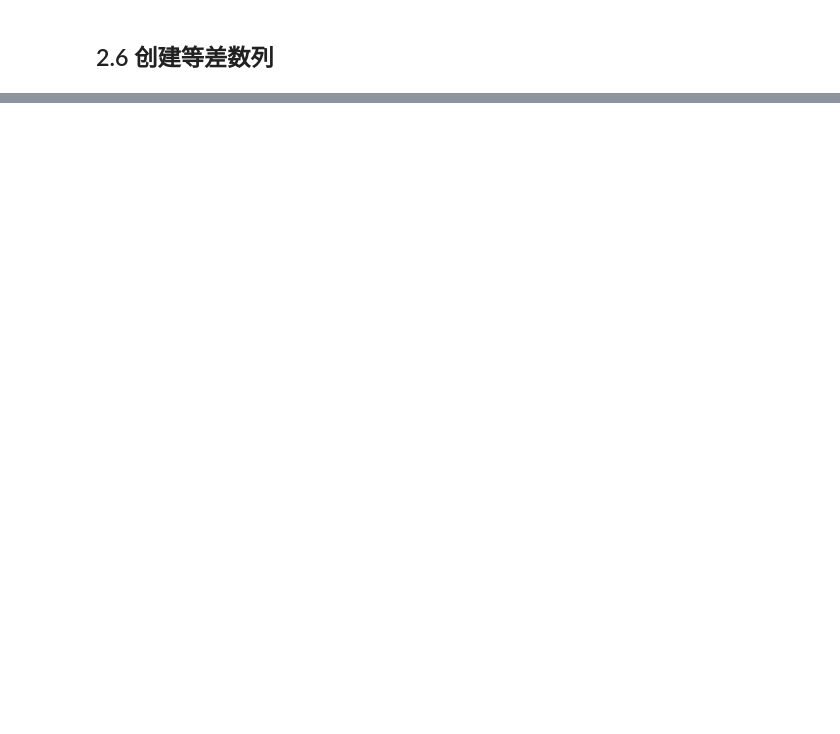
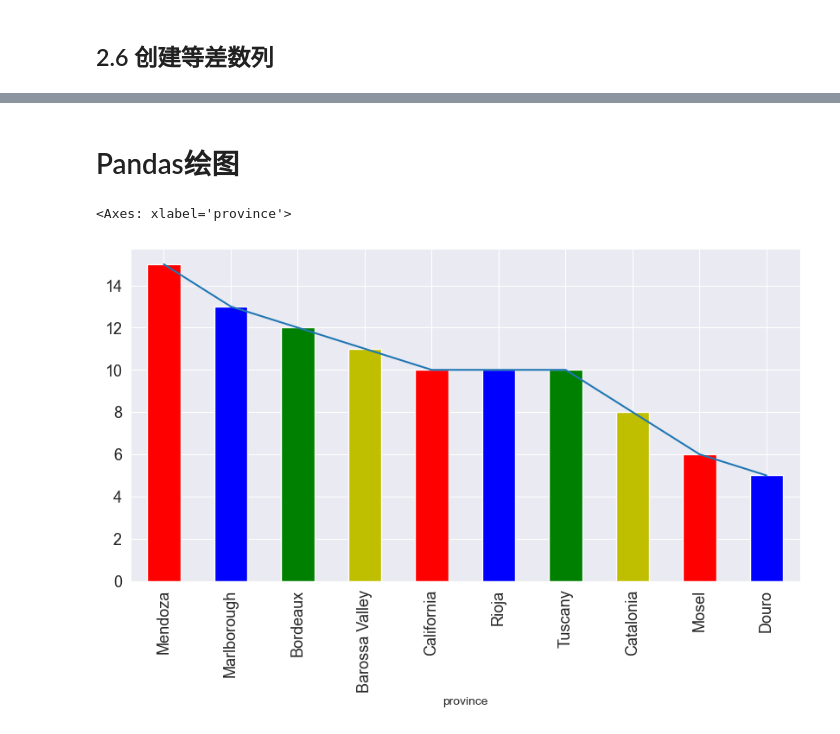
Before and after one commit to Dafu1011/Data-analysis-note, a Jupyter notebook: pandasProject/02_jupyterNotebook.ipynb, the cells around one changed output, grey strips where cells are left out. Saved outputs shown, nothing was run; the diff lists cells and outputs as text; code cells hidden in the pictures; blank space fills up the shorter version.

```diff
--- a/pandasProject/02_jupyterNotebook.ipynb
+++ b/pandasProject/02_jupyterNotebook.ipynb
@@ -102,0 +197,2 @@ print(f"元素类型：{arr9.dtype}")
+# %% [markdown]
+# Pandas绘图
@@ -102,0 +208,5 @@ print(f"元素类型：{arr9.dtype}")
+# %%
+#1.Pandas绘图可以基于 df对象直接绘图，它的底层依赖 Matplotlib
+# 1.加载数据，并设置第1列为索引列
+df = pd.read_csv("winemag-data_first100k.csv", index_col=0)
+df.head()
@@ -102,0 +227,9 @@ print(f"元素类型：{arr9.dtype}")
+# %%
+# 4.绘制图形。展示产地最高的10个产地
+df.province.value_counts().head(10).plot() # 折线图,语法糖
+
+# df.province.value_counts().head(10).plot.line() # 折线图
+df.province.value_counts().head(10).plot.bar(figsize=(10,5),color=['r','b','g','y'],fontsize=13)   # 柱状图  figsize=(宽,高), color=['颜色1','颜色2',...],颜色不够是循环的
+# %% [output]
+<Axes: xlabel='province'>
+[figure, added]
```
Also changed, not shown: parts of 40 cells of this notebook, 3 other files.
